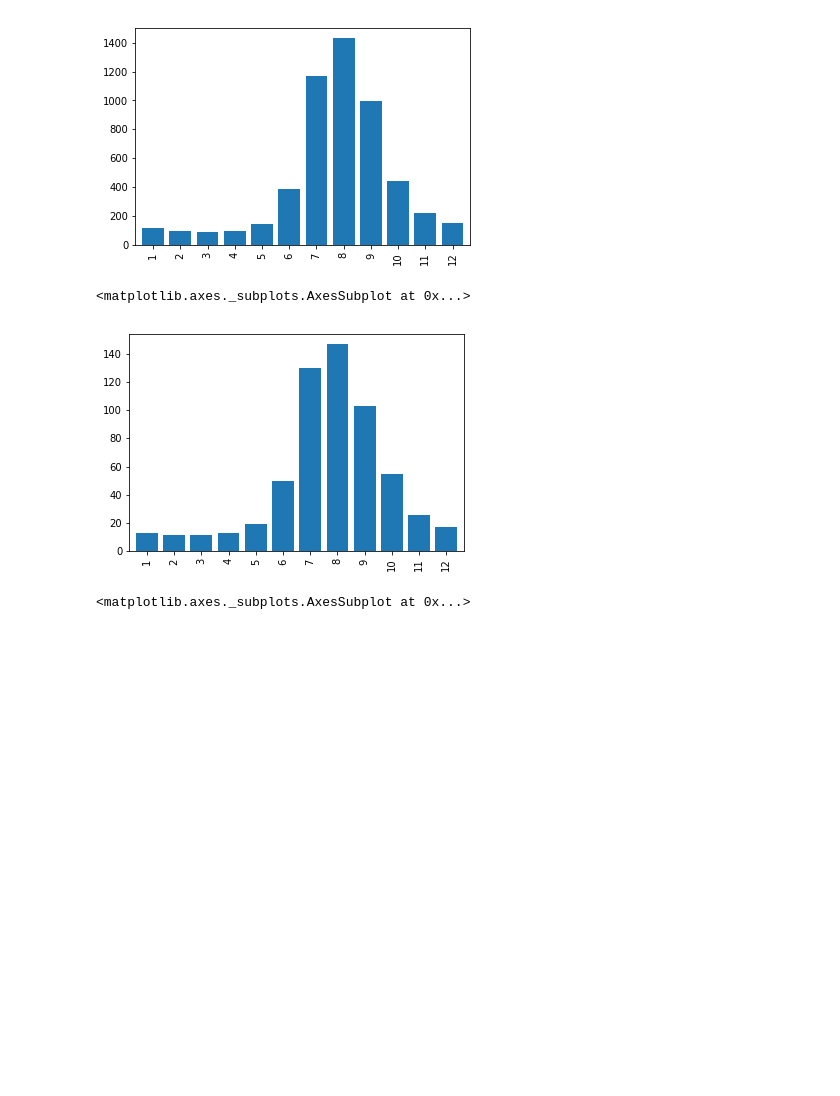
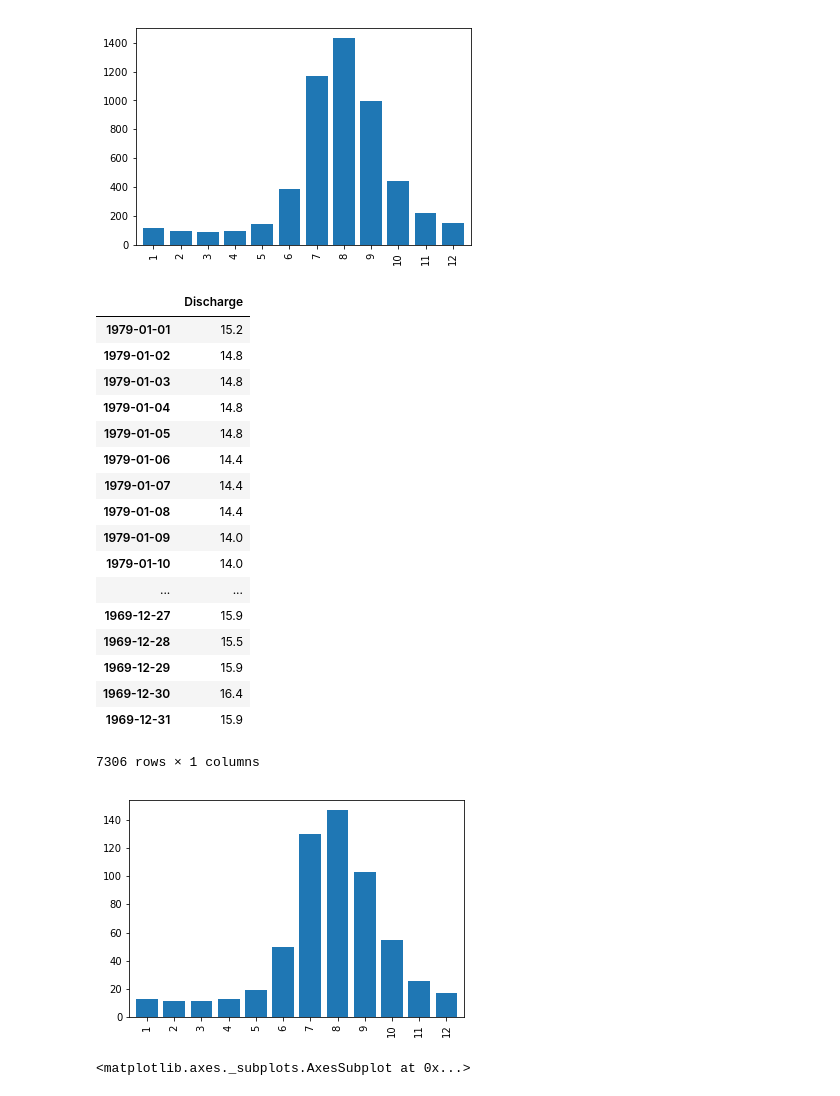
Before and after one commit to JohanRaniseth/GEF4300, a Jupyter notebook: Data_Read.ipynb, the cells around one changed output. Drawn from its saved outputs; the diff is of its cells as text; code cells hidden in the pictures; blank space fills up the shorter version.

```diff
--- a/Data_Read.ipynb
+++ b/Data_Read.ipynb
@@ -92,8 +93,27 @@ stn420.plot(kind='bar',width=0.8,legend=False)
 # %%
 stn430=STNS['430'].groupby(STNS['430'].index.month).mean()
 stn430.plot(kind='bar',width=0.8,legend=False)
+
+display(STNS['430'])
 # %% [output]
+|  | Discharge |
+| 1979-01-01 | 15.2 |
+| 1979-01-02 | 14.8 |
+| 1979-01-03 | 14.8 |
+| 1979-01-04 | 14.8 |
+| 1979-01-05 | 14.8 |
+| 1979-01-06 | 14.4 |
+| 1979-01-07 | 14.4 |
+| 1979-01-08 | 14.4 |
+| 1979-01-09 | 14.0 |
+| 1979-01-10 | 14.0 |
+| ... | ... |
+| 1969-12-27 | 15.9 |
+| 1969-12-28 | 15.5 |
+| 1969-12-29 | 15.9 |
+| 1969-12-30 | 16.4 |
+| 1969-12-31 | 15.9 |
-<matplotlib.axes._subplots.AxesSubplot at 0x...>
+7306 rows × 1 columns
 [figure]
 # %%
 stn445=STNS['445'].groupby(STNS['445'].index.month).mean()
```
Also changed, not shown: parts of 10 cells of this notebook, 6 other files.
